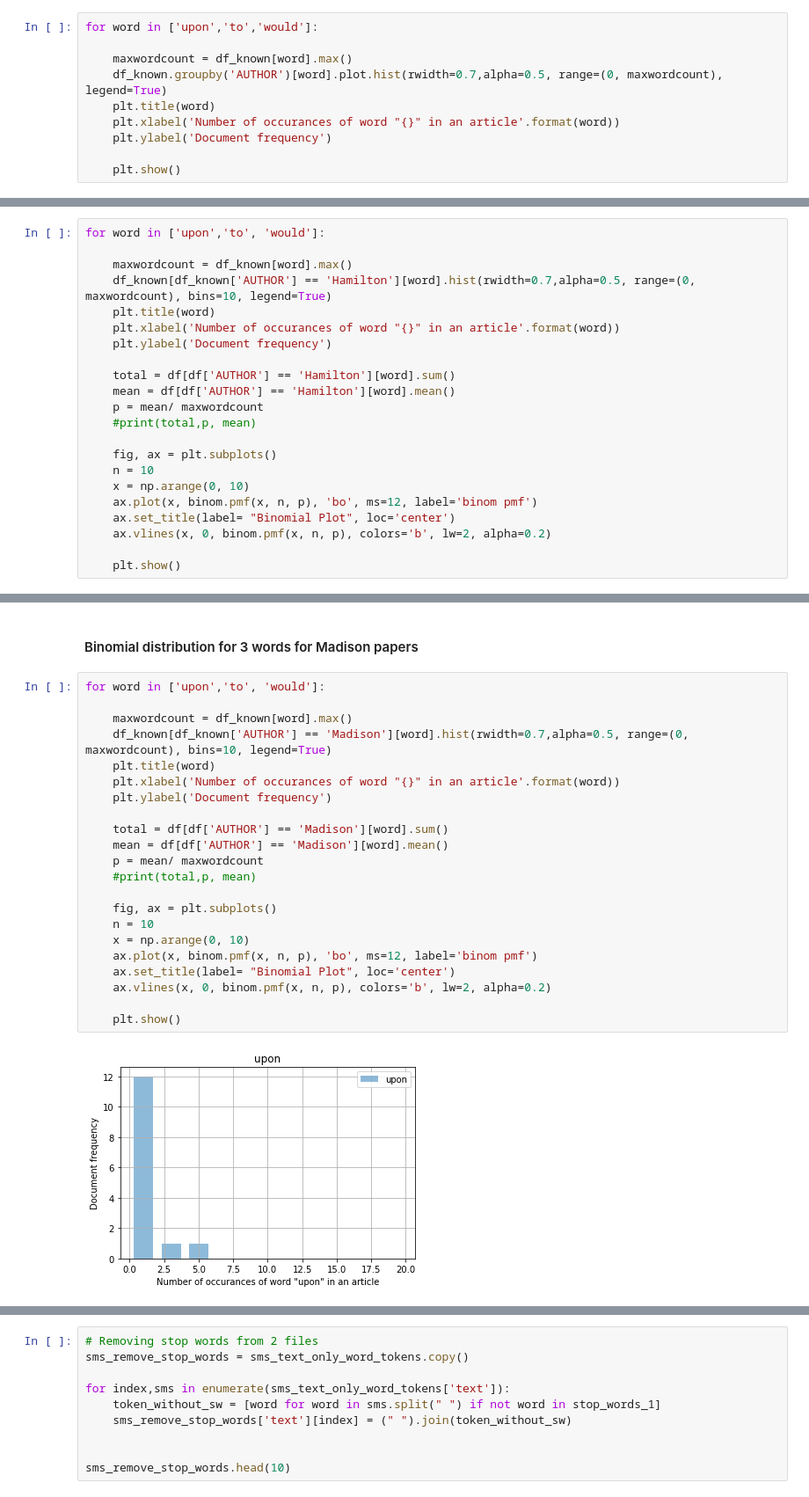
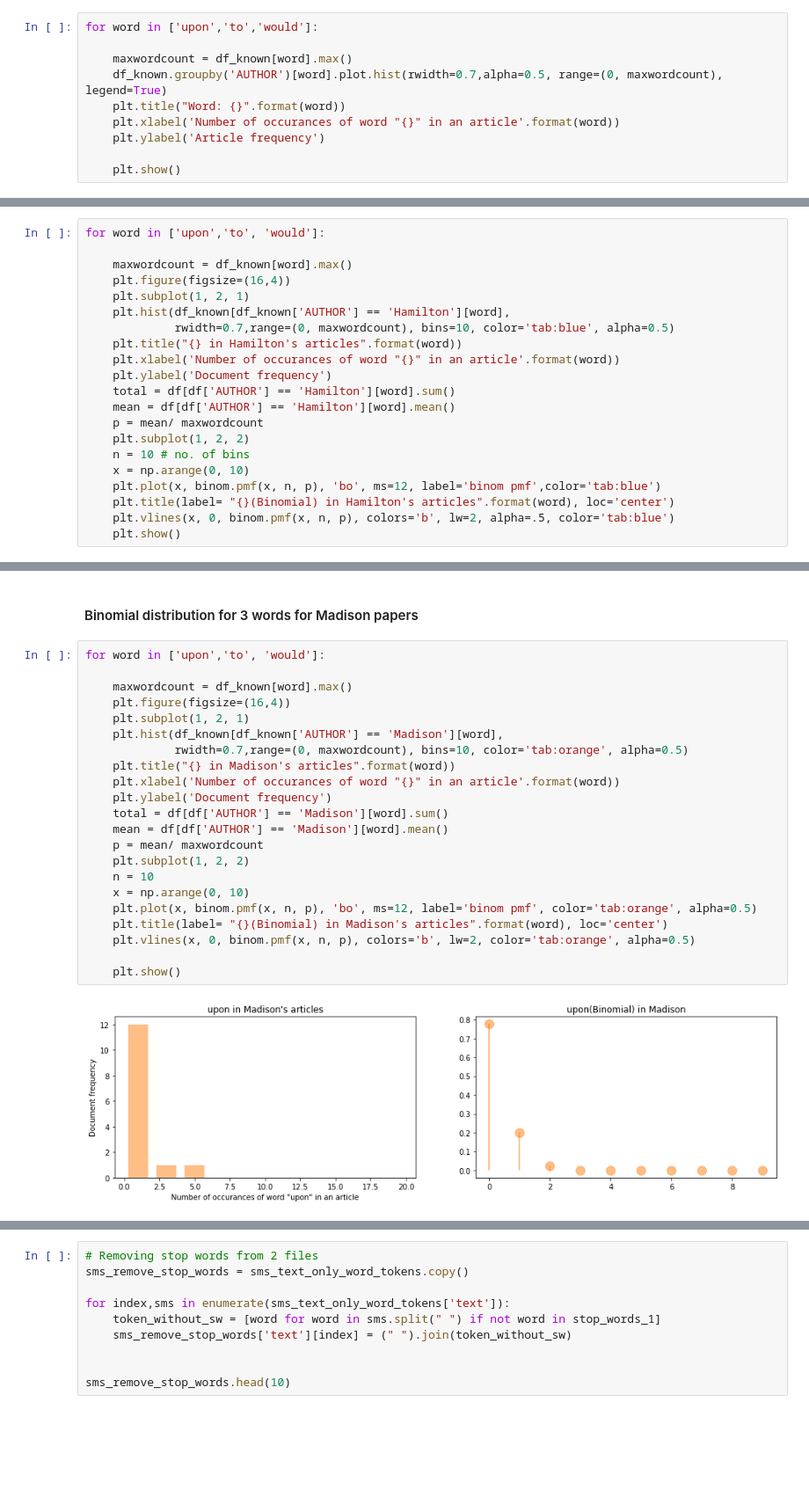
Before and after one commit to VedasriNakka/DH-Week1, a Jupyter notebook: week5/w5_DH.ipynb, the cells around one changed output, grey strips where cells are left out. Shown: that part at 88% size. Cells and saved outputs as stored; diff of their text form; blank space fills up the shorter version.

```diff
--- a/week5/w5_DH.ipynb
+++ b/week5/w5_DH.ipynb
@@ -52,9 +43,9 @@ for word in ['upon','to','would']:
 
     maxwordcount = df_known[word].max()
     df_known.groupby('AUTHOR')[word].plot.hist(rwidth=0.7,alpha=0.5, range=(0, maxwordcount), legend=True)
-    plt.title(word)
+    plt.title("Word: {}".format(word))
     plt.xlabel('Number of occurances of word "{}" in an article'.format(word))
-    plt.ylabel('Document frequency')
+    plt.ylabel('Article frequency')
 
     plt.show()
 # %% [output]
@@ -69,22 +60,21 @@ for word in ['upon','to','would']:
 for word in ['upon','to', 'would']:
 
     maxwordcount = df_known[word].max()
-    df_known[df_known['AUTHOR'] == 'Hamilton'][word].hist(rwidth=0.7,alpha=0.5, range=(0, maxwordcount), bins=10, legend=True)
-    plt.title(word)
+    plt.figure(figsize=(16,4))
+    plt.subplot(1, 2, 1)
+    plt.hist(df_known[df_known['AUTHOR'] == 'Hamilton'][word],
+             rwidth=0.7,range=(0, maxwordcount), bins=10, color='tab:blue', alpha=0.5)
+    plt.title("{} in Hamilton's articles".format(word))
     plt.xlabel('Number of occurances of word "{}" in an article'.format(word))
     plt.ylabel('Document frequency')
-
     total = df[df['AUTHOR'] == 'Hamilton'][word].sum()
     mean = df[df['AUTHOR'] == 'Hamilton'][word].mean()
     p = mean/ maxwordcount
-    #print(total,p, mean)
-
-    fig, ax = plt.subplots()
-    n = 10
+    plt.subplot(1, 2, 2)
+    n = 10 # no. of bins
     x = np.arange(0, 10)
-    ax.plot(x, binom.pmf(x, n, p), 'bo', ms=12, label='binom pmf')
-    ax.set_title(label= "Binomial Plot", loc='center')
-    ax.vlines(x, 0, binom.pmf(x, n, p), colors='b', lw=2, alpha=0.2)
-
+    plt.plot(x, binom.pmf(x, n, p), 'bo', ms=12, label='binom pmf',color='tab:blue')
+    plt.title(label= "{}(Binomial) in Hamilton's articles".format(word), loc='center')
+    plt.vlines(x, 0, binom.pmf(x, n, p), colors='b', lw=2, alpha=.5, color='tab:blue')
     plt.show()
 # %% [output]
@@ -99,24 +86,24 @@ for word in ['upon','to', 'would']:
 # %%
 for word in ['upon','to', 'would']:
 
     maxwordcount = df_known[word].max()
-    df_known[df_known['AUTHOR'] == 'Madison'][word].hist(rwidth=0.7,alpha=0.5, range=(0, maxwordcount), bins=10, legend=True)
-    plt.title(word)
+    plt.figure(figsize=(16,4))
+    plt.subplot(1, 2, 1)
+    plt.hist(df_known[df_known['AUTHOR'] == 'Madison'][word],
+             rwidth=0.7,range=(0, maxwordcount), bins=10, color='tab:orange', alpha=0.5)
+    plt.title("{} in Madison's articles".format(word))
     plt.xlabel('Number of occurances of word "{}" in an article'.format(word))
     plt.ylabel('Document frequency')
-
     total = df[df['AUTHOR'] == 'Madison'][word].sum()
     mean = df[df['AUTHOR'] == 'Madison'][word].mean()
     p = mean/ maxwordcount
-    #print(total,p, mean)
-
-    fig, ax = plt.subplots()
+    plt.subplot(1, 2, 2)
     n = 10
     x = np.arange(0, 10)
-    ax.plot(x, binom.pmf(x, n, p), 'bo', ms=12, label='binom pmf')
-    ax.set_title(label= "Binomial Plot", loc='center')
-    ax.vlines(x, 0, binom.pmf(x, n, p), colors='b', lw=2, alpha=0.2)
+    plt.plot(x, binom.pmf(x, n, p), 'bo', ms=12, label='binom pmf', color='tab:orange', alpha=0.5)
+    plt.title(label= "{}(Binomial) in Madison's articles".format(word), loc='center')
+    plt.vlines(x, 0, binom.pmf(x, n, p), colors='b', lw=2, color='tab:orange', alpha=0.5)
 
     plt.show()
 # %% [output]
-[figure, old version]
+[figure, new version]
```
Also changed, not shown: parts of 31 cells of this notebook, 1 other file.
